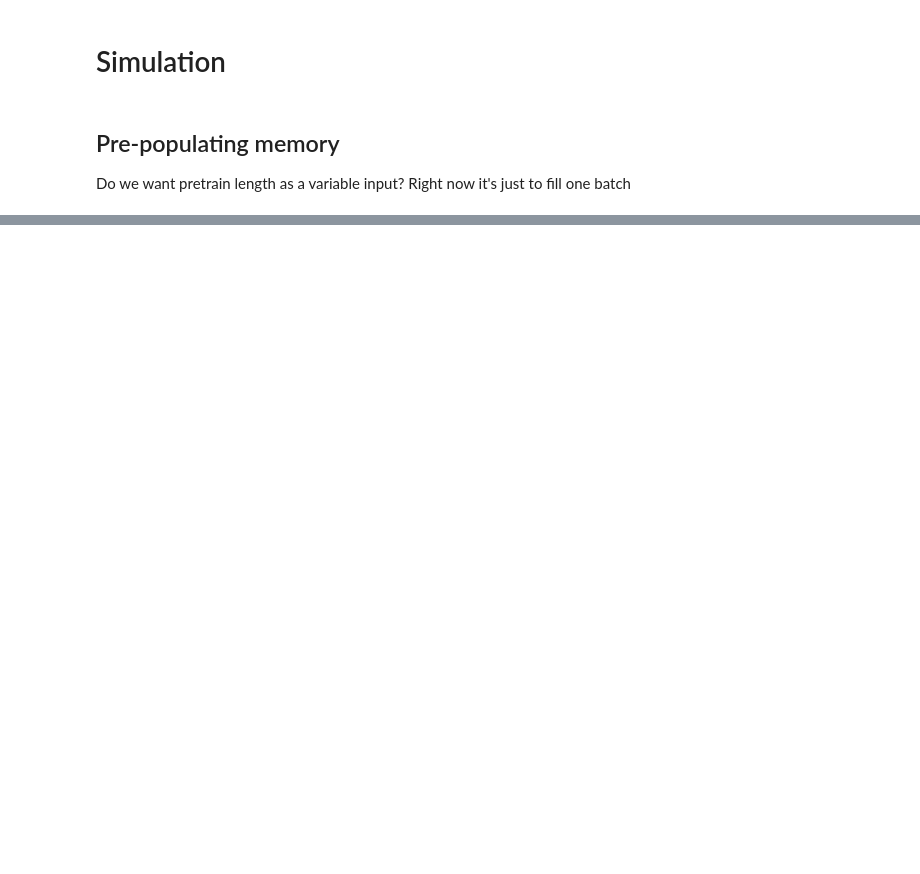
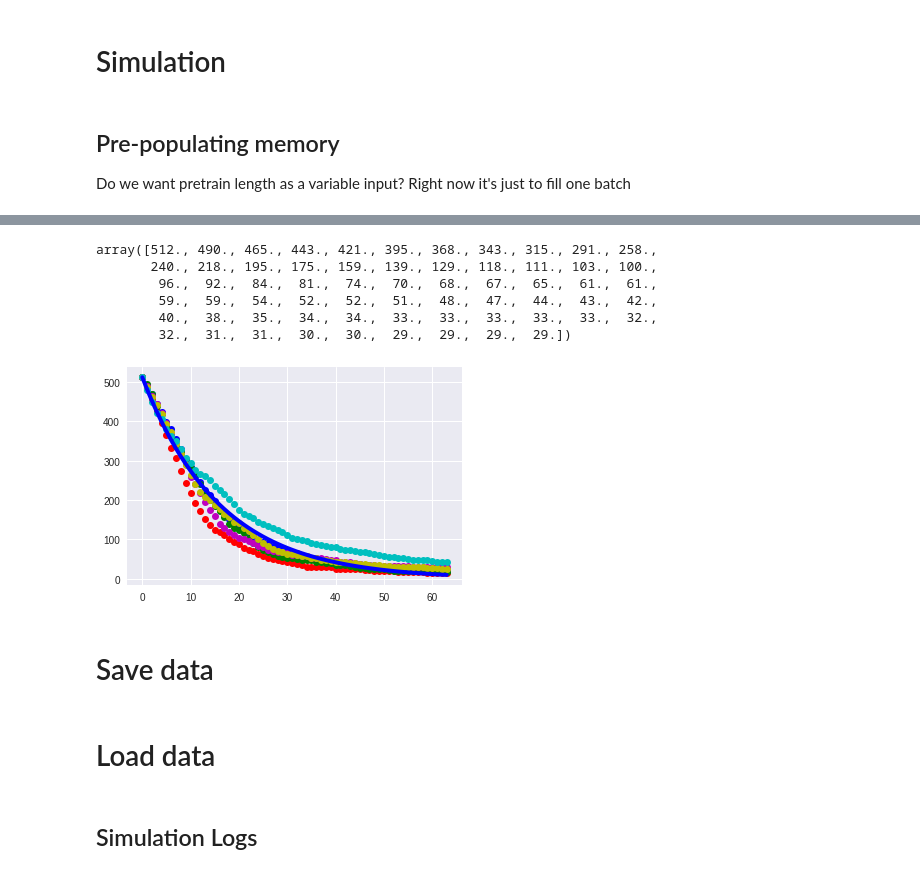
Before and after one commit to hjjimmykim/SchwabRoyale, a Jupyter notebook: SchwabRoyale.ipynb, the cells around one changed output, grey strips where cells are left out. Saved outputs shown, nothing was run; the diff lists cells and outputs as text; code cells hidden in the pictures; blank space fills up the shorter version.

```diff
--- a/SchwabRoyale.ipynb
+++ b/SchwabRoyale.ipynb
@@ -569,7 +675,7 @@ def full_mem():
 
 prepop_turn = 1
 agents_to_go_list = []
-while prepop_turn < 20000: #not full_mem():
+while prepop_turn < 15000: #not full_mem():
   turn_queue = []
   for ind, agnt in agent_dict.items():
     if agnt.alive() and not agnt.memory.is_full():
@@ -586,7 +692,8 @@ while prepop_turn < 20000: #not full_mem():
     map, team_scores = reset(agent_dict)
 
   # Reset map if there is one survivor
-  if len(turn_queue) == 1:
+  if len(turn_queue) <= 1:
+    print("End game, resetting map")
     map, team_scores = reset(agent_dict)
     continue
 
@@ -614,13 +721,13 @@ while prepop_turn < 20000: #not full_mem():
       dir = np.array([1,0])
 
     # Take the action
-    personal_point,team_point = current_agent.act(dir,prepop_turn, True)
+    personal_point,team_point = current_agent.act(dir,prepop_turn, False)
 
     # New state
     state_new = current_agent.observe(map)
 
     # Immediate reward
-    reward = sigma * personal_point + (1-sigma) * team_point
+    reward = sigma * personal_point + (1-sigma) * team_point # Should team point sum over all team members?
 
     # Add experience to memory: [s,a,r,s']
     current_agent.memory.add((state, action, reward, state_new))
@@ -773,0 +895,35 @@ TypeError: ignored
+# %%
+team0_hp = stats_dict[0][:,0]
+team1_hp = stats_dict[0][:,1]
+team2_hp = stats_dict[0][:,2]
+team3_hp = stats_dict[0][:,3]
+team4_hp = stats_dict[0][:,4]
+team5_hp = stats_dict[0][:,5]
+# %%
+team3_hp[:64]
+# %% [output]
+array([512., 490., 465., 443., 421., 395., 368., 343., 315., 291., 258.,
+       240., 218., 195., 175., 159., 139., 129., 118., 111., 103., 100.,
+        96.,  92.,  84.,  81.,  74.,  70.,  68.,  67.,  65.,  61.,  61.,
+        59.,  59.,  54.,  52.,  52.,  51.,  48.,  47.,  44.,  43.,  42.,
+        40.,  38.,  35.,  34.,  34.,  33.,  33.,  33.,  33.,  33.,  32.,
+        32.,  31.,  31.,  30.,  30.,  29.,  29.,  29.,  29.])
+# %%
+t_lim = 64    #len(team0_hp)
+trn = np.arange(t_lim)
+
+team0_plot = plt.plot(trn, team0_hp[:t_lim], 'ro')
+team1_plot = plt.plot(trn, team1_hp[:t_lim], 'bo')
+team2_plot = plt.plot(trn, team2_hp[:t_lim], 'go')
+team3_plot = plt.plot(trn, team3_hp[:t_lim], 'mo')
+team4_plot = plt.plot(trn, team4_hp[:t_lim], 'yo')
+team5_plot = plt.plot(trn, team5_hp[:t_lim], 'co')
+
+theory = N * hp_start * np.exp( -trn / (2*hp_start) )
+theory_plot = plt.plot(trn, theory,'b',linewidth=4)
+
+plt.show()
+# %% [output]
+[figure, added]
+# %% [markdown]
+# Save data
@@ -773,0 +976,2 @@ TypeError: ignored
+# %% [markdown]
+# Load data
@@ -773,0 +994,2 @@ TypeError: ignored
+# %% [markdown]
+## Simulation Logs
```
Also changed, not shown: parts of 32 cells of this notebook.
